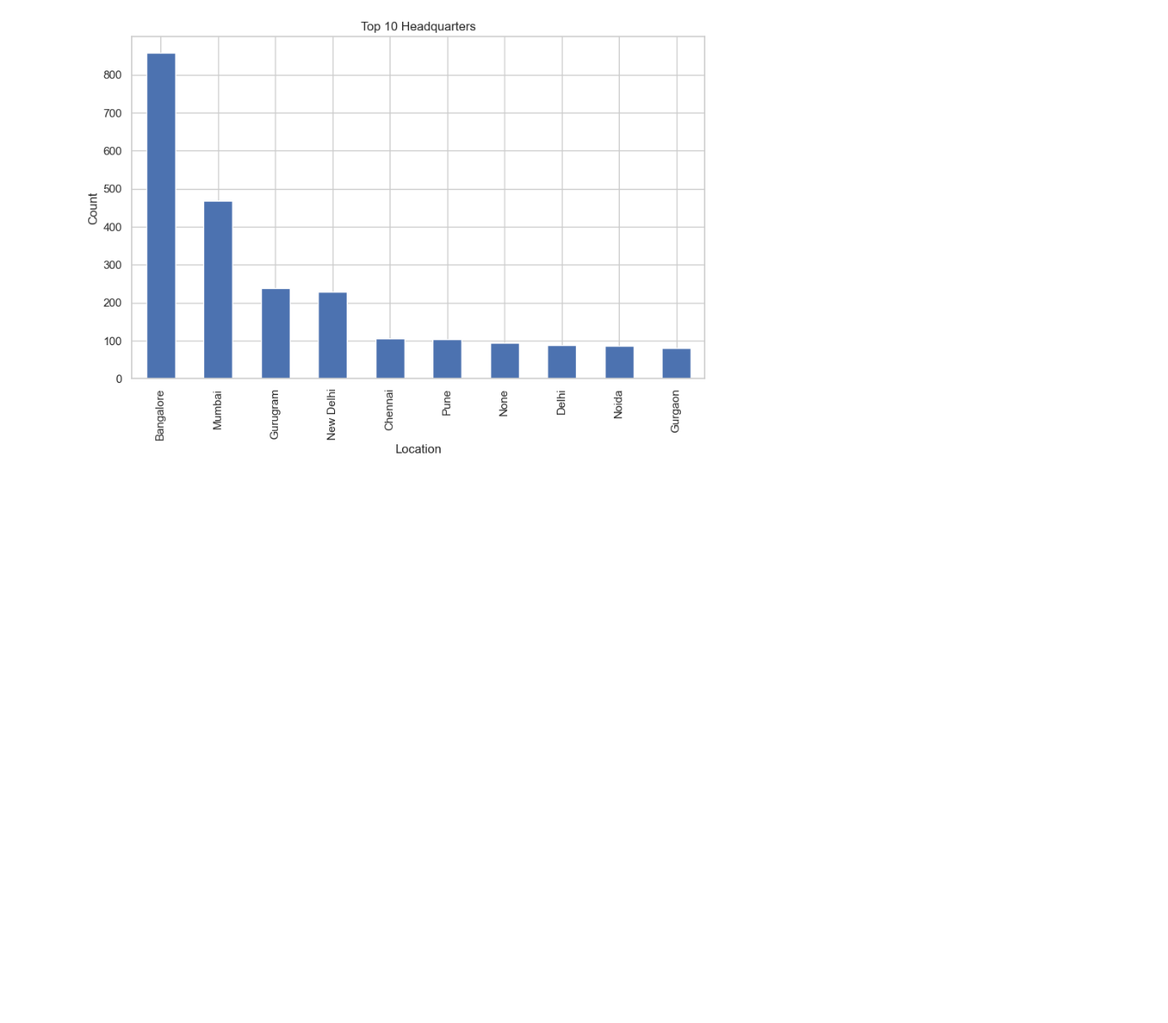
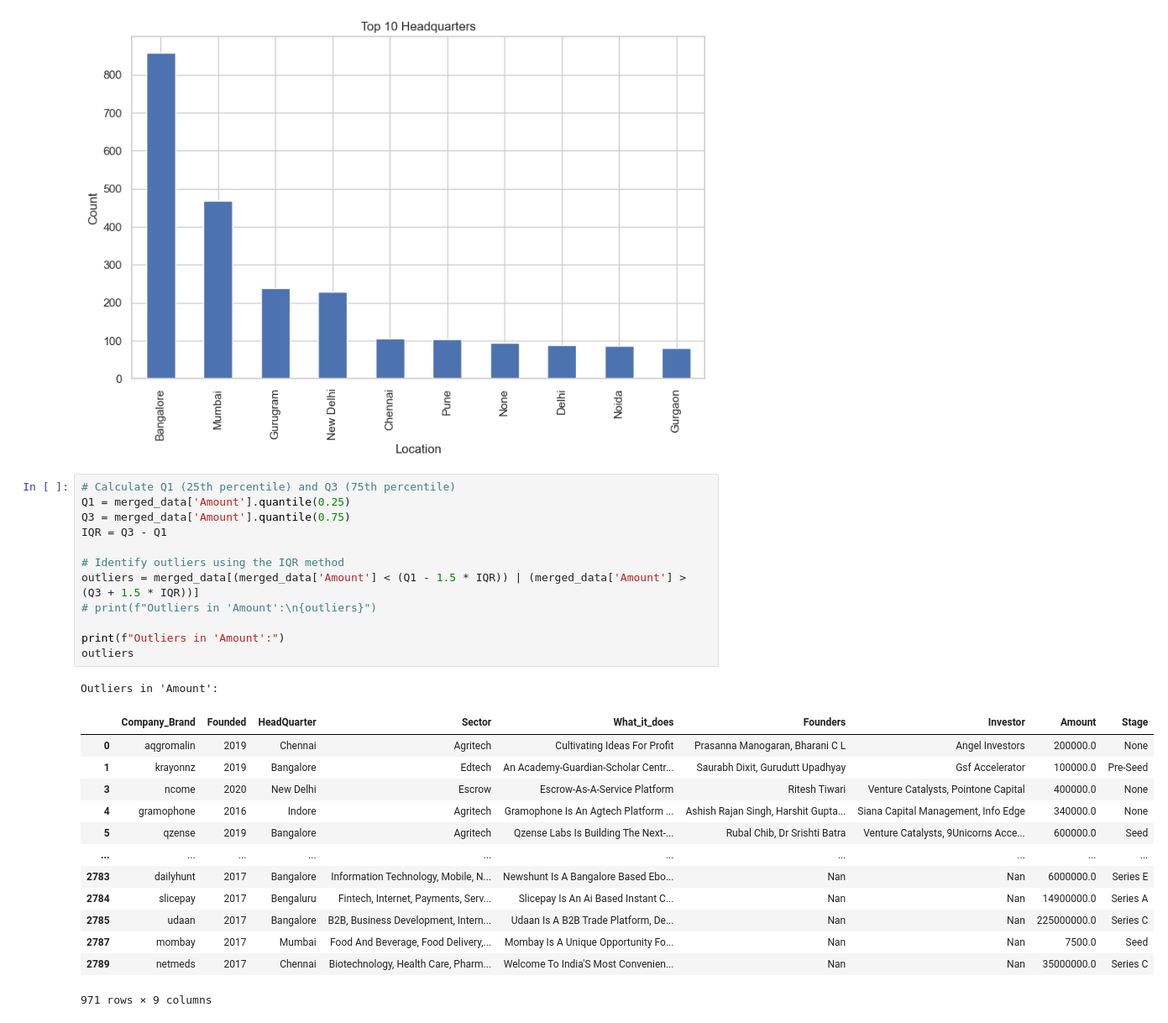
Before and after one commit to Ogoms/Analyzing-Indian-Startup-Funding-Trends-2018-2021-with-CRISP-DM, a Jupyter notebook: Notebook/Main.ipynb, the cells around one changed output. Shown at 84% size. Drawn from its saved outputs; the diff is of its cells as text; blank space fills up the shorter version.

```diff
--- a/Notebook/Main.ipynb
+++ b/Notebook/Main.ipynb
@@ -737,3 +729,30 @@ plt.ylabel('Count')
 plt.show()
 # %% [output]
 [figure]
+# %%
+# Calculate Q1 (25th percentile) and Q3 (75th percentile)
+Q1 = merged_data['Amount'].quantile(0.25)
+Q3 = merged_data['Amount'].quantile(0.75)
+IQR = Q3 - Q1
+
+# Identify outliers using the IQR method
+outliers = merged_data[(merged_data['Amount'] < (Q1 - 1.5 * IQR)) | (merged_data['Amount'] > (Q3 + 1.5 * IQR))]
+# print(f"Outliers in 'Amount':\n{outliers}")
+
+print(f"Outliers in 'Amount':")
+outliers
+# %% [output]
+Outliers in 'Amount':
+|  | Company_Brand | Founded | HeadQuarter | Sector | What_it_does | Founders | Investor | Amount | Stage |
+| 0 | aqgromalin | 2019 | Chennai | Agritech | Cultivating Ideas For Profit | Prasanna Manogaran, Bharani C L | Angel Investors | 200000.0 | None |
+| 1 | krayonnz | 2019 | Bangalore | Edtech | An Academy-Guardian-Scholar Centr... | Saurabh Dixit, Gurudutt Upadhyay | Gsf Accelerator | 100000.0 | Pre-Seed |
+| 3 | ncome | 2020 | New Delhi | Escrow | Escrow-As-A-Service Platform | Ritesh Tiwari | Venture Catalysts, Pointone Capital | 400000.0 | None |
+| 4 | gramophone | 2016 | Indore | Agritech | Gramophone Is An Agtech Platform ... | Ashish Rajan Singh, Harshit Gupta... | Siana Capital Management, Info Edge | 340000.0 | None |
+| 5 | qzense | 2019 | Bangalore | Agritech | Qzense Labs Is Building The Next-... | Rubal Chib, Dr Srishti Batra | Venture Catalysts, 9Unicorns Acce... | 600000.0 | Seed |
+| ... | ... | ... | ... | ... | ... | ... | ... | ... | ... |
+| 2783 | dailyhunt | 2017 | Bangalore | Information Technology, Mobile, N... | Newshunt Is A Bangalore Based Ebo... | Nan | Nan | 6000000.0 | Series E |
+| 2784 | slicepay | 2017 | Bengaluru | Fintech, Internet, Payments, Serv... | Slicepay Is An Ai Based Instant C... | Nan | Nan | 14900000.0 | Series A |
+| 2785 | udaan | 2017 | Bangalore | B2B, Business Development, Intern... | Udaan Is A B2B Trade Platform, De... | Nan | Nan | 225000000.0 | Series C |
+| 2787 | mombay | 2017 | Mumbai | Food And Beverage, Food Delivery,... | Mombay Is A Unique Opportunity Fo... | Nan | Nan | 7500.0 | Seed |
+| 2789 | netmeds | 2017 | Chennai | Biotechnology, Health Care, Pharm... | Welcome To India'S Most Convenien... | Nan | Nan | 35000000.0 | Series C |
+971 rows × 9 columns
```
Also changed, not shown: parts of 6 cells of this notebook, 1 other file.
